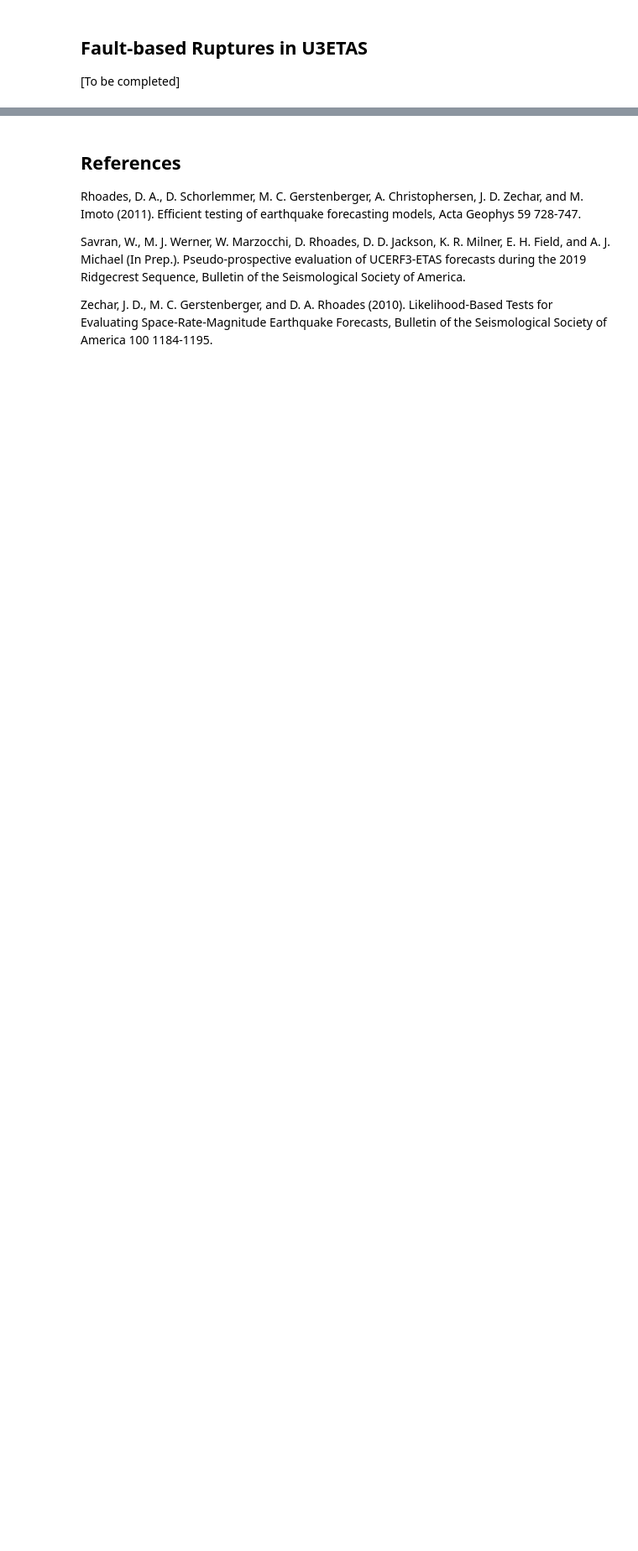
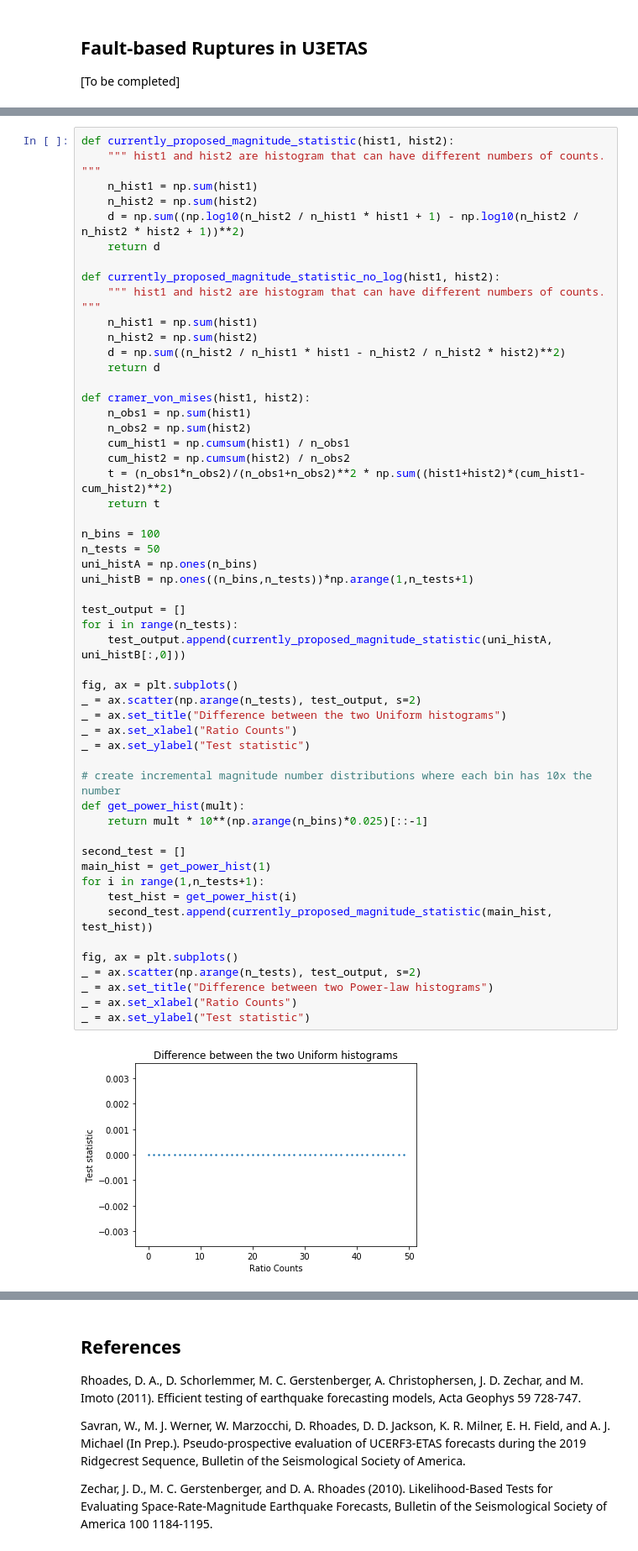
Before and after one commit to cseptesting/ridgecrest_evaluation_bssa, a Jupyter notebook: notebooks/understanding_catalog_based_evaluations.ipynb, the cells around one changed output, grey strips where cells are left out. Shown: that part at 84% size. Cells and saved outputs as stored; diff of their text form; blank space fills up the shorter version.

```diff
--- a/notebooks/understanding_catalog_based_evaluations.ipynb
+++ b/notebooks/understanding_catalog_based_evaluations.ipynb
@@ -858,0 +1053,55 @@ The figure second from the top shows the currently proposed Spatial Test metric.
+# %%
+def currently_proposed_magnitude_statistic(hist1, hist2):
+    """ hist1 and hist2 are histogram that can have different numbers of counts. """
+    n_hist1 = np.sum(hist1)
+    n_hist2 = np.sum(hist2)
+    d = np.sum((np.log10(n_hist2 / n_hist1 * hist1 + 1) - np.log10(n_hist2 / n_hist2 * hist2 + 1))**2)
+    return d
+
+def currently_proposed_magnitude_statistic_no_log(hist1, hist2):
+    """ hist1 and hist2 are histogram that can have different numbers of counts. """
+    n_hist1 = np.sum(hist1)
+    n_hist2 = np.sum(hist2)
+    d = np.sum((n_hist2 / n_hist1 * hist1 - n_hist2 / n_hist2 * hist2)**2)
+    return d
+
+def cramer_von_mises(hist1, hist2):
+    n_obs1 = np.sum(hist1)
+    n_obs2 = np.sum(hist2)
+    cum_hist1 = np.cumsum(hist1) / n_obs1
+    cum_hist2 = np.cumsum(hist2) / n_obs2
+    t = (n_obs1*n_obs2)/(n_obs1+n_obs2)**2 * np.sum((hist1+hist2)*(cum_hist1-cum_hist2)**2)
+    return t
+
+n_bins = 100
+n_tests = 50
+uni_histA = np.ones(n_bins)
+uni_histB = np.ones((n_bins,n_tests))*np.arange(1,n_tests+1)
+
+test_output = []
+for i in range(n_tests):
+    test_output.append(currently_proposed_magnitude_statistic(uni_histA, uni_histB[:,0]))
+
+fig, ax = plt.subplots()
+_ = ax.scatter(np.arange(n_tests), test_output, s=2)
+_ = ax.set_title("Difference between the two Uniform histograms")
+_ = ax.set_xlabel("Ratio Counts")
+_ = ax.set_ylabel("Test statistic")
+
+# create incremental magnitude number distributions where each bin has 10x the number
+def get_power_hist(mult):
+    return mult * 10**(np.arange(n_bins)*0.025)[::-1]
+
+second_test = []
+main_hist = get_power_hist(1)
+for i in range(1,n_tests+1):
+    test_hist = get_power_hist(i)
+    second_test.append(currently_proposed_magnitude_statistic(main_hist, test_hist))
+
+fig, ax = plt.subplots()
+_ = ax.scatter(np.arange(n_tests), test_output, s=2)
+_ = ax.set_title("Difference between two Power-law histograms")
+_ = ax.set_xlabel("Ratio Counts")
+_ = ax.set_ylabel("Test statistic")
+# %% [output]
+[figure, added]
```
Also changed, not shown: parts of 27 cells of this notebook.
